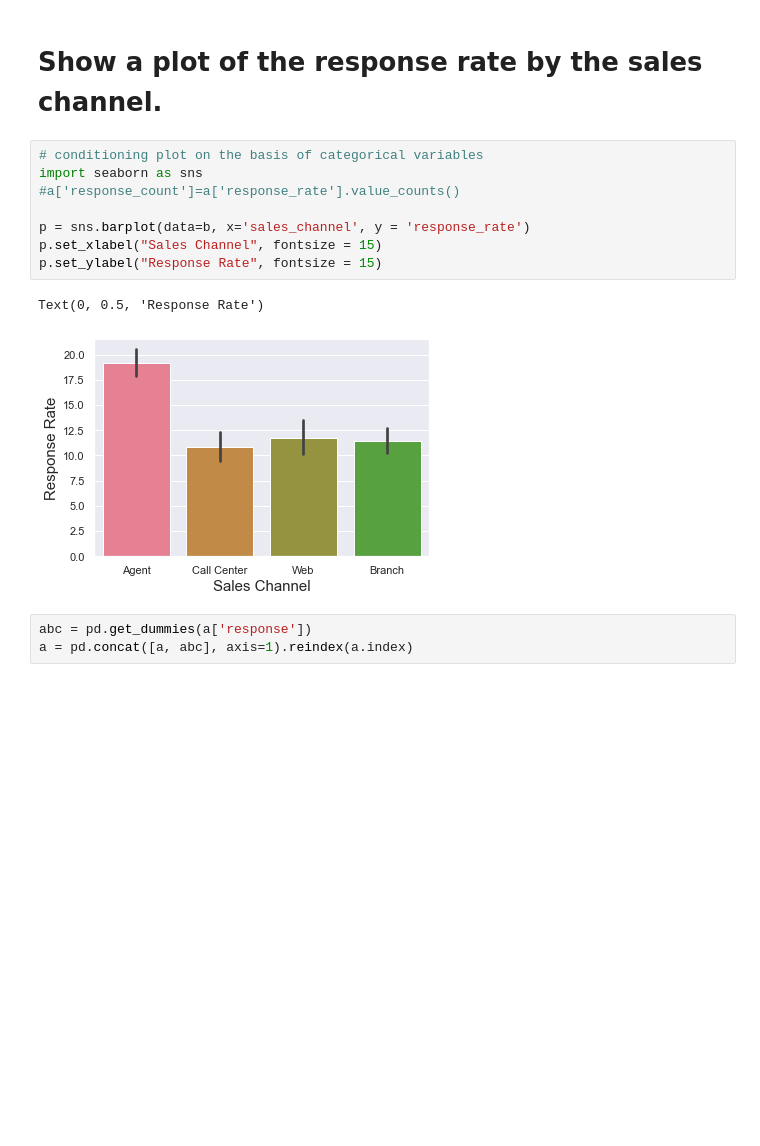
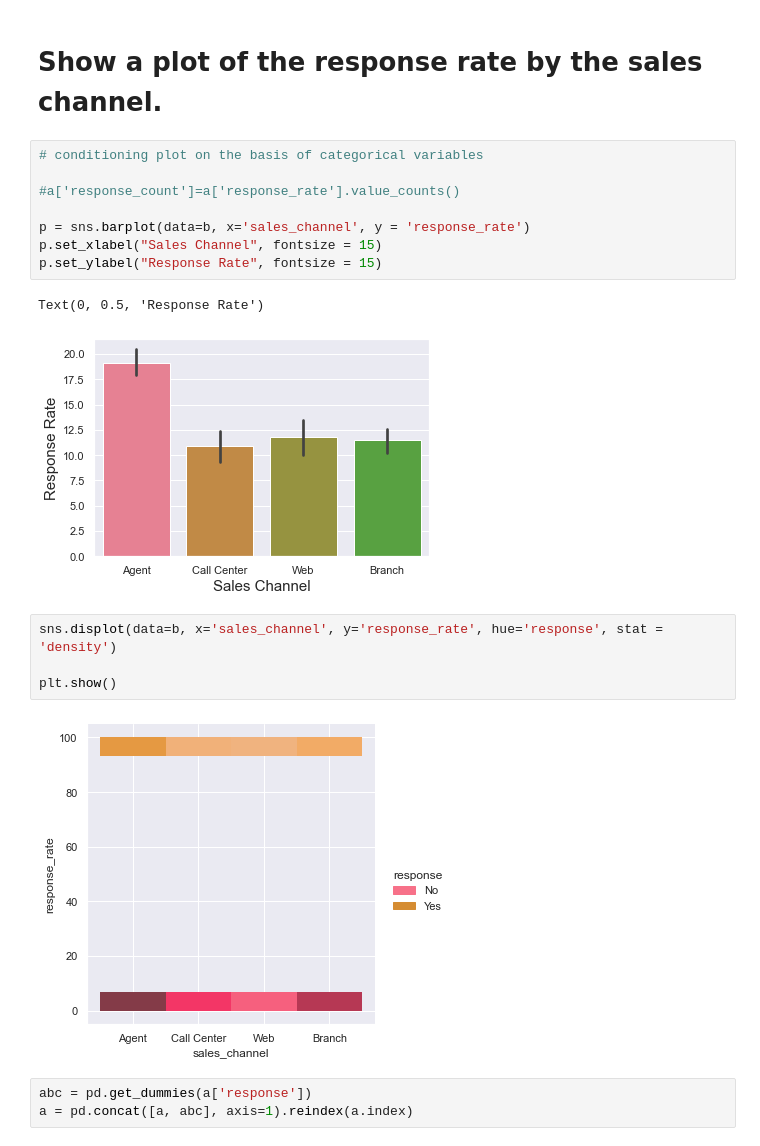
Before and after one commit to mferreiracad/lab-customer-analysis-round-3, a Jupyter notebook: files_for_lab/csv_files/ferreira-Copy1.ipynb, the cells around one changed output. Saved outputs shown, nothing was run; the diff lists cells and outputs as text; blank space fills up the shorter version.

```diff
--- a/files_for_lab/csv_files/ferreira-Copy1.ipynb
+++ b/files_for_lab/csv_files/ferreira-Copy1.ipynb
@@ -229,7 +228,7 @@ Name: sales_channel, dtype: int64
 # Show a plot of the response rate by the sales channel.
 # %%
 # conditioning plot on the basis of categorical variables
-import seaborn as sns
+
 #a['response_count']=a['response_rate'].value_counts()
 
 p = sns.barplot(data=b, x='sales_channel', y = 'response_rate')
@@ -238,6 +237,12 @@ p.set_ylabel("Response Rate", fontsize = 15)
 # %% [output]
 Text(0, 0.5, 'Response Rate')
 [figure]
+# %%
+sns.displot(data=b, x='sales_channel', y='response_rate', hue='response', stat = 'density')
+
+plt.show()
+# %% [output]
+[figure, added]
 # %%
 abc = pd.get_dummies(a['response'])
 a = pd.concat([a, abc], axis=1).reindex(a.index)
```
Also changed, not shown: parts of 21 cells of this notebook.
